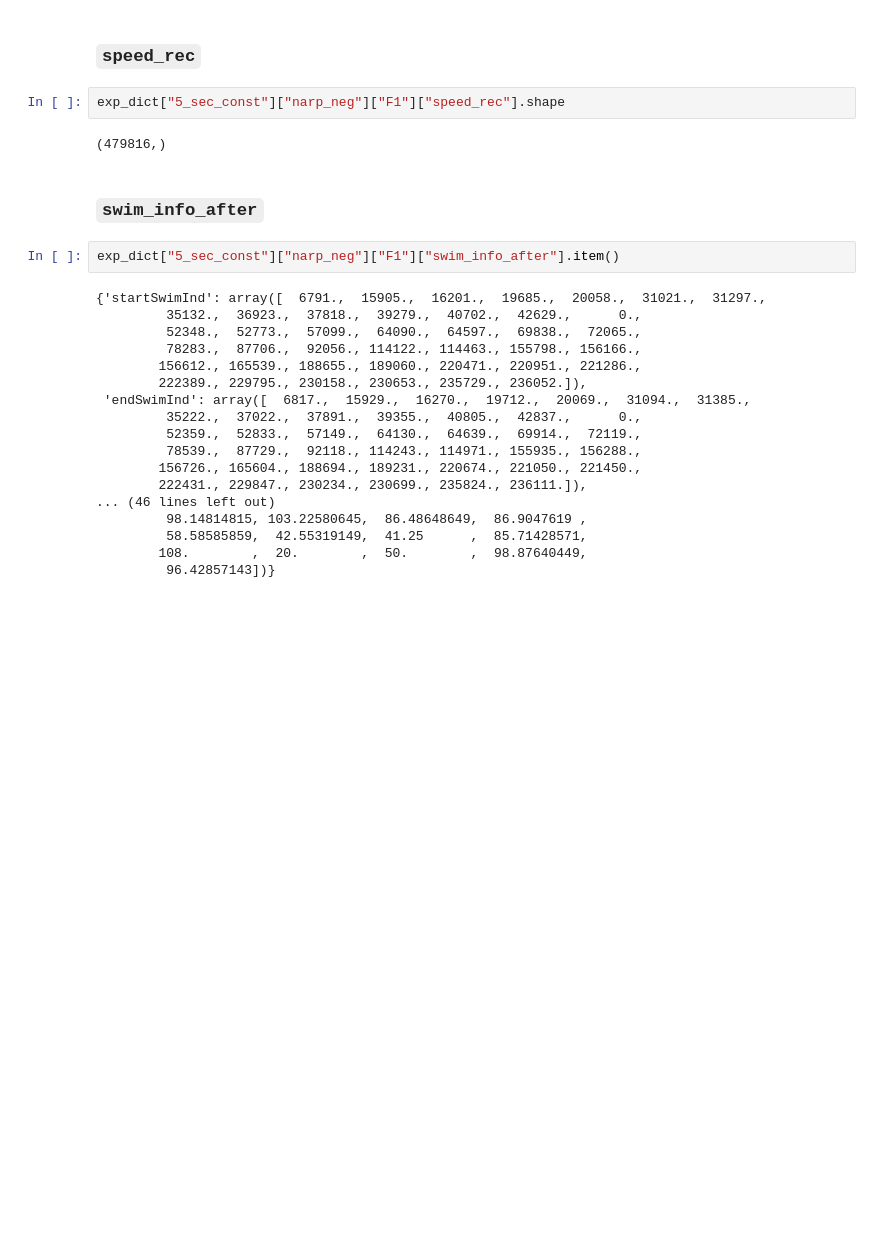
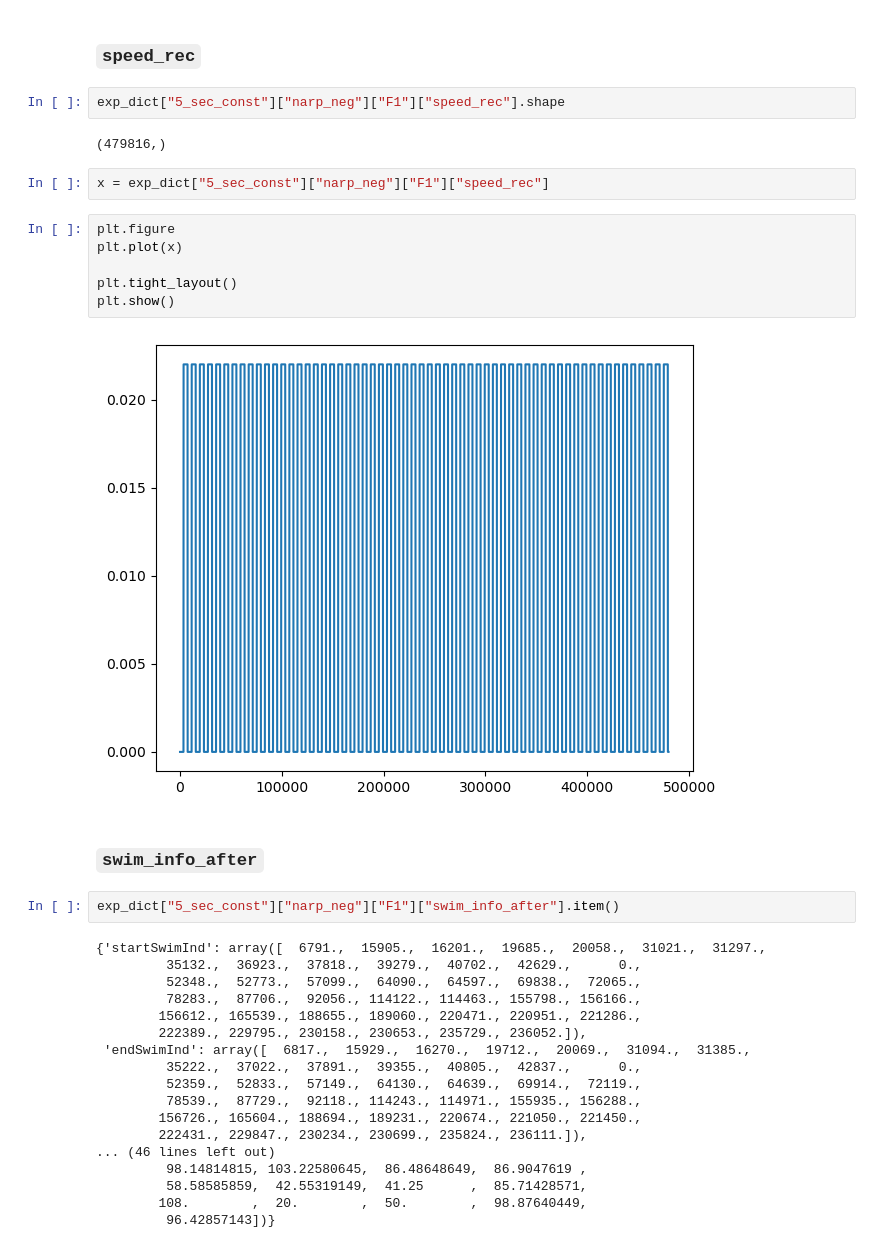
Before and after one commit to ellashaked/optogenetic-stimuli-narp, a Jupyter notebook: 5_sec_const.ipynb, the cells around one changed output. Cells and saved outputs as stored; diff of their text form; blank space fills up the shorter version.

```diff
--- a/5_sec_const.ipynb
+++ b/5_sec_const.ipynb
@@ -89,6 +146,16 @@ exp_dict["5_sec_const"]["narp_neg"]["F1"]["opto_rec"].shape
 exp_dict["5_sec_const"]["narp_neg"]["F1"]["speed_rec"].shape
 # %% [output]
 (479816,)
+# %%
+x = exp_dict["5_sec_const"]["narp_neg"]["F1"]["speed_rec"]
+# %%
+plt.figure
+plt.plot(x)
+
+plt.tight_layout()
+plt.show()
+# %% [output]
+[figure, added]
 # %% [markdown]
 ### `swim_info_after`
 # %%
```
Also changed, not shown: parts of 13 cells of this notebook.
